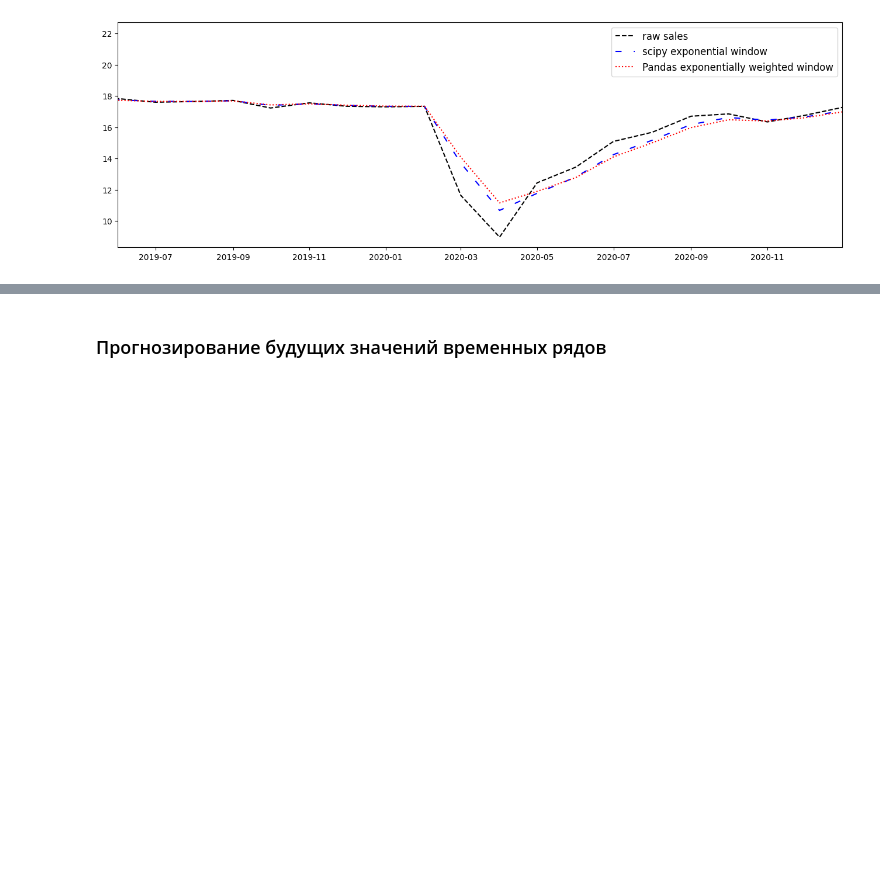
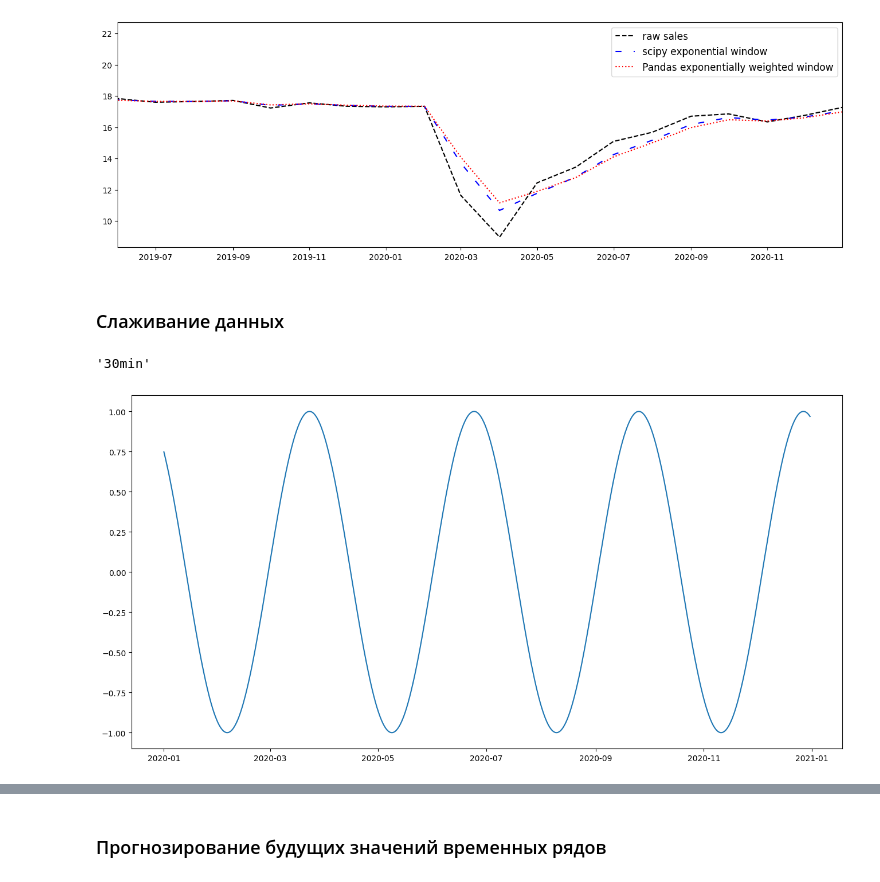
Before and after one commit to rgenius-ru/pandas_lessons, a Jupyter notebook: lessons/Pandas_for_Data_Engineering/part3.ipynb, the cells around one changed output, grey strips where cells are left out. Cells and saved outputs as stored; diff of their text form; code cells hidden in the pictures; blank space fills up the shorter version.

```diff
--- a/lessons/Pandas_for_Data_Engineering/part3.ipynb
+++ b/lessons/Pandas_for_Data_Engineering/part3.ipynb
@@ -2079,3 +2080,25 @@ ax.legend(fontsize = 12)
 plt.show()
 # %% [output]
 [figure]
+# %% [markdown]
+### Слаживание данных
+# %%
+times = pd.to_datetime(
+    np.arange(0, 60*60*1e9*24*365, 60*60*1e9*0.5),
+    origin='2020-01-01'
+)
+
+data = np.sin(
+    2 * np.pi * times.values.astype(float) / 1e9 / 93 / 60 / 60 / 24
+)
+# %%
+pd.infer_freq(times)
+# %% [output]
+'30min'
+# %%
+fig, ax = plt.subplots(figsize=(16, 8))
+ax.plot(times, data)
+
+plt.show()
+# %% [output]
+[figure, added]
```
Also changed, not shown: parts of 5 cells of this notebook.
